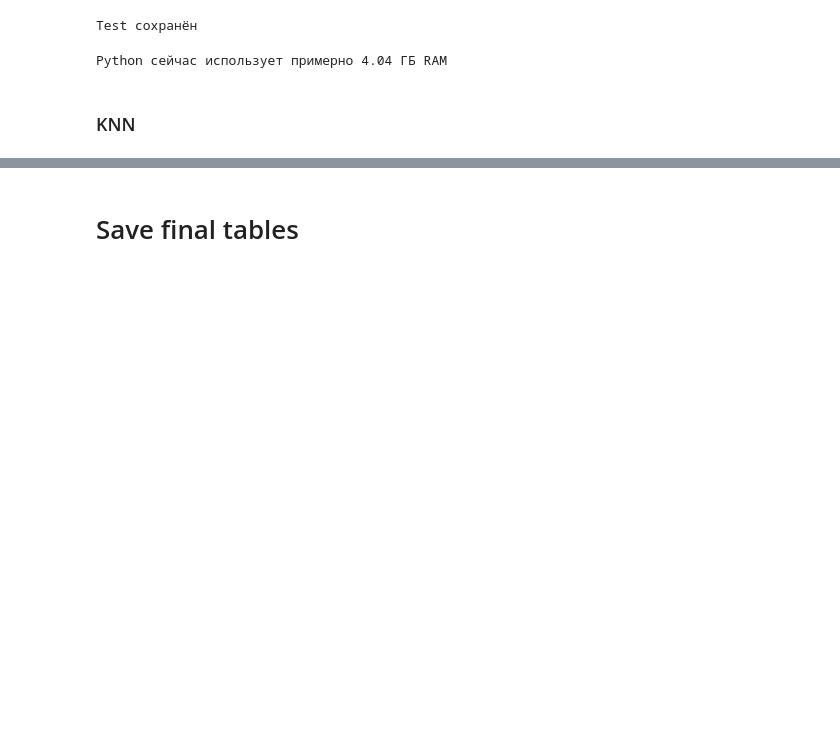
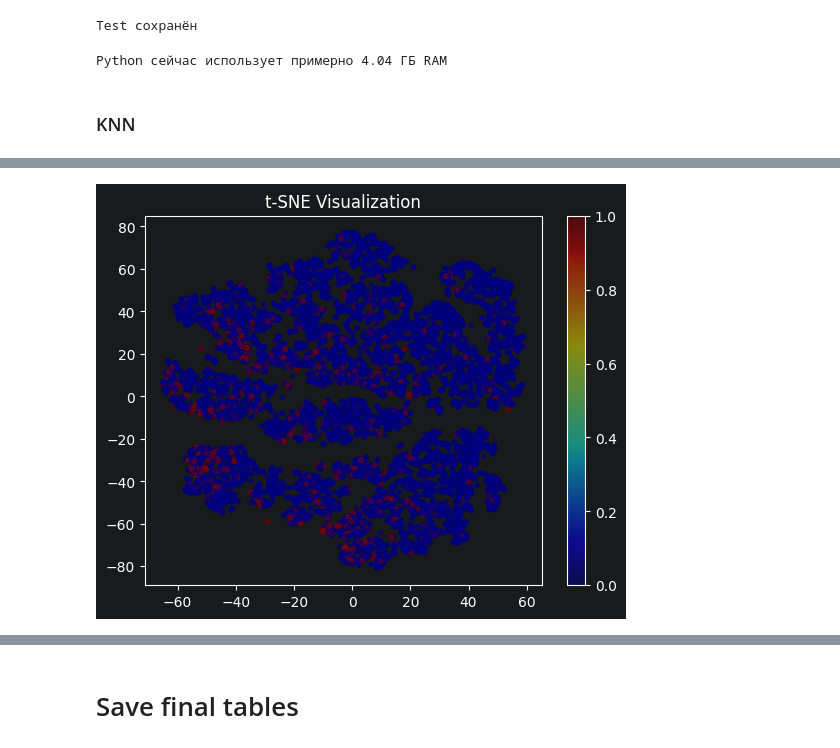
Before and after one commit to USL99/home-credit-default-risk, a Jupyter notebook: notebooks/03_feature_engineering.ipynb, the cells around one changed output, grey strips where cells are left out. Drawn from its saved outputs; the diff is of its cells as text; code cells hidden in the pictures; blank space fills up the shorter version.

```diff
--- a/notebooks/03_feature_engineering.ipynb
+++ b/notebooks/03_feature_engineering.ipynb
@@ -3028,6 +2438,7 @@ import category_encoders
 # %%
 enc=category_encoders.OrdinalEncoder(cols=["ORGANIZATION_TYPE", "CODE_GENDER"])
 # for col in ["ORGANIZATION_TYPE", "CODE_GENDER"]:
-#     feat_knn_df[col] = enc.fit_transform(feat_knn_df[col])
-feat_knn_df = enc.fit_transform(feat_knn_df)
-feat_knn_df
+#     feat_knn_train_df[col] = enc.fit_transform(feat_knn_train_df[col])
+feat_knn_train_df = enc.fit_transform(feat_knn_train_df)
+feat_knn_test_df = enc.fit_transform(feat_knn_test_df)
+feat_knn_train_df
@@ -3034,5 +2459,6 @@ feat_knn_df
 # %%
-for col in feat_knn_df:
-    median = feat_knn_df[col].median()
-    feat_knn_df.fillna(median, inplace=True)
+for col in feat_knn_train_df:
+    median = feat_knn_train_df[col].median()
+    feat_knn_train_df.fillna(median, inplace=True)
+    feat_knn_test_df.fillna(median, inplace=True)
 # %%
@@ -3040,8 +2480,14 @@ feat_knn_df
+# %%
+scaler = StandardScaler()
+feat_knn_train_df = scaler.fit_transform(feat_knn_train_df)
+feat_knn_test_df = scaler.transform(feat_knn_test_df)
 # %%
-tsne = TSNE(n_components=2, perplexity=30, max_iter=300)
-feat_2D = tsne.fit_transform(feat_knn_df)
+tsne = TSNE(n_components=2, perplexity=30, max_iter=800)
+feat_2D = tsne.fit_transform(feat_knn_train_df[:10000])
 # %%
-plt.scatter(feat_2D[:, 0], feat_2D[:, 1], c=application_train_df["TARGET"], cmap='jet', alpha=0.7)
+plt.scatter(feat_2D[:, 0], feat_2D[:, 1], c=application_train_df["TARGET"][:10000], cmap='jet', alpha=0.5, s = 10)
 plt.colorbar()
 plt.title("t-SNE Visualization")
 plt.show()
+# %% [output]
+[figure, added]
```
Also changed, not shown: parts of 69 cells of this notebook, 1 other file.
